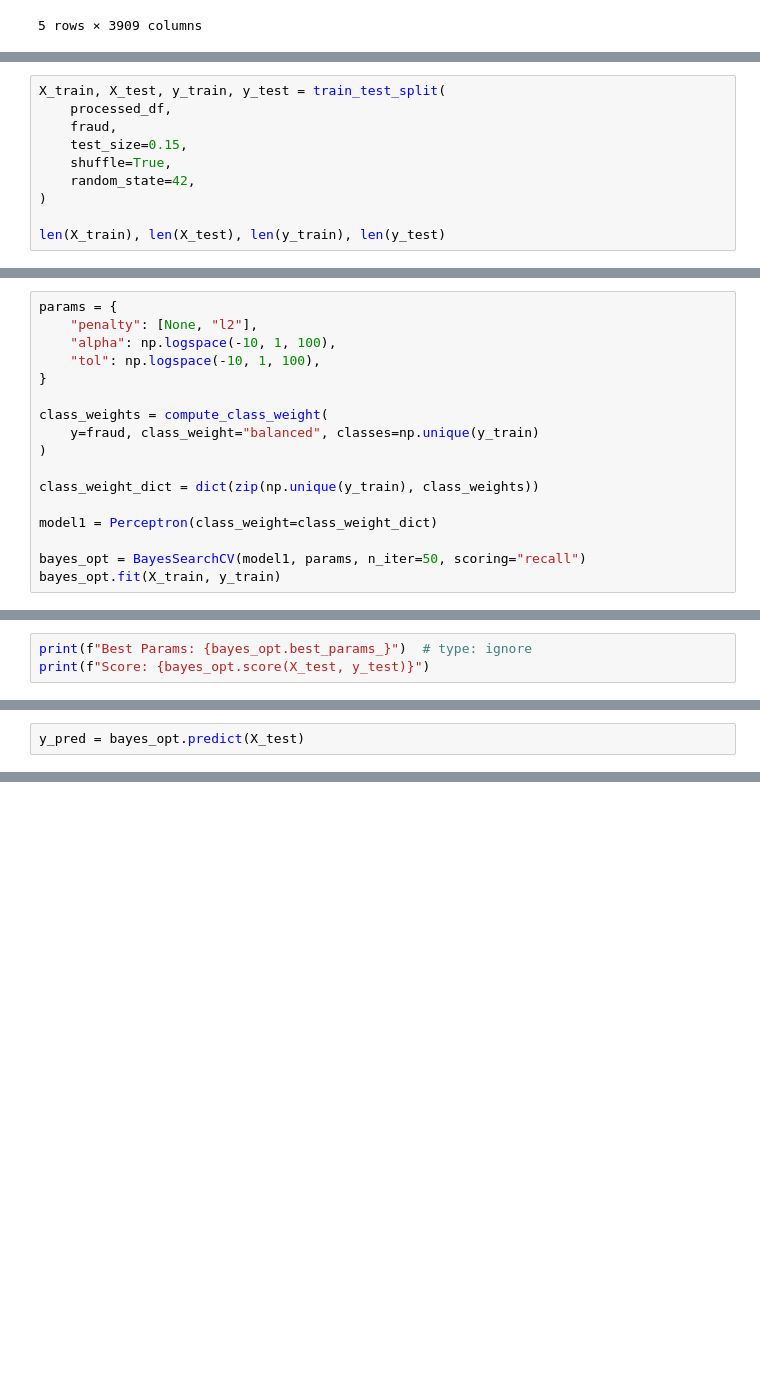
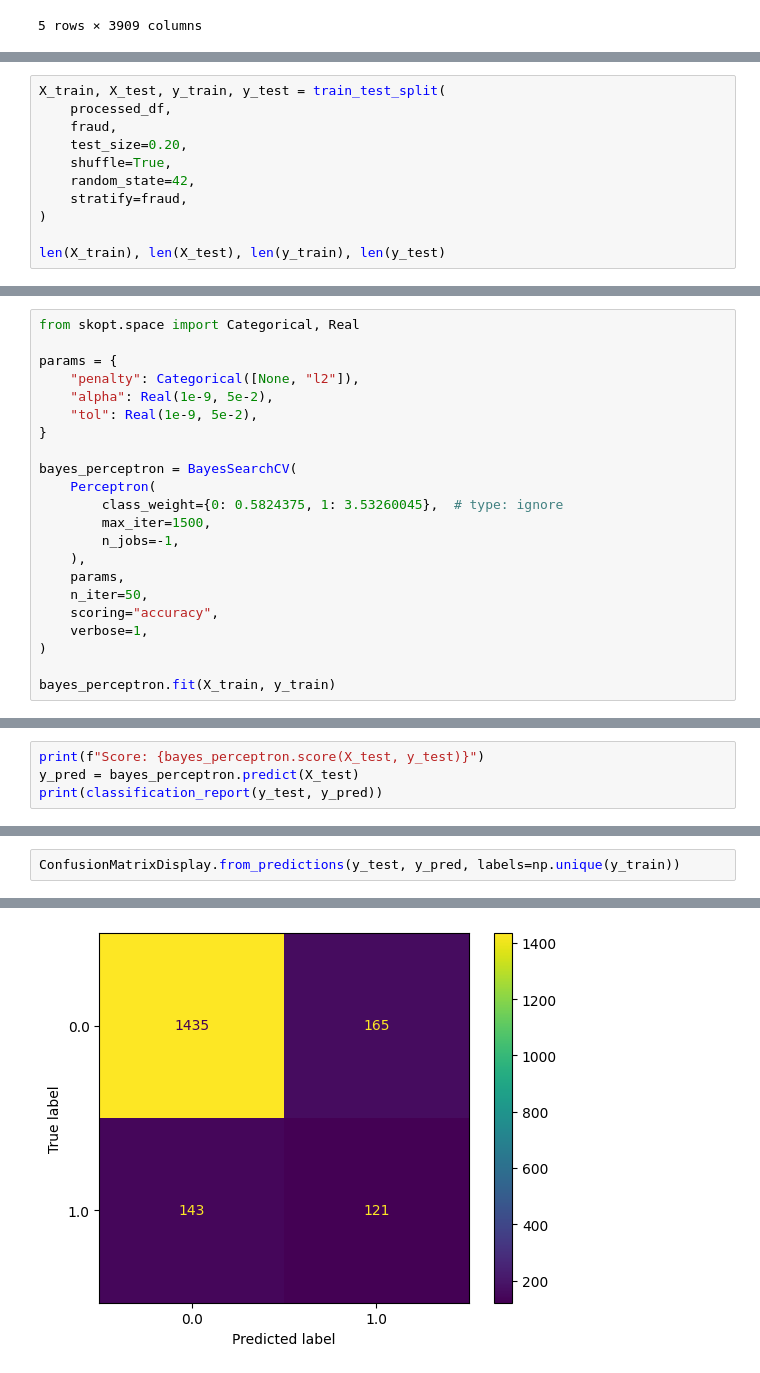
Before and after one commit to jmanuelc87/bourbaki-track-ciencia-datos, a Jupyter notebook: working-analyst/exams/niche-fraudsters.ipynb, the cells around one changed output, grey strips where cells are left out. Cells and saved outputs as stored; diff of their text form; blank space fills up the shorter version.

```diff
--- a/working-analyst/exams/niche-fraudsters.ipynb
+++ b/working-analyst/exams/niche-fraudsters.ipynb
@@ -164,9 +193,10 @@ processed_df.head()
 X_train, X_test, y_train, y_test = train_test_split(
     processed_df,
     fraud,
-    test_size=0.15,
+    test_size=0.20,
     shuffle=True,
     random_state=42,
+    stratify=fraud,
 )
 
 len(X_train), len(X_test), len(y_train), len(y_test)
@@ -175,18 +229,23 @@ len(X_train), len(X_test), len(y_train), len(y_test)
 # %%
+from skopt.space import Categorical, Real
+
 params = {
-    "penalty": [None, "l2"],
-    "alpha": np.logspace(-10, 1, 100),
-    "tol": np.logspace(-10, 1, 100),
+    "penalty": Categorical([None, "l2"]),
+    "alpha": Real(1e-9, 5e-2),
+    "tol": Real(1e-9, 5e-2),
 }
 
-class_weights = compute_class_weight(
-    y=fraud, class_weight="balanced", classes=np.unique(y_train)
+bayes_perceptron = BayesSearchCV(
+    Perceptron(
+        class_weight={0: 0.5824375, 1: 3.53260045},  # type: ignore
+        max_iter=1500,
+        n_jobs=-1,
+    ),
+    params,
+    n_iter=50,
+    scoring="accuracy",
+    verbose=1,
 )
 
-class_weight_dict = dict(zip(np.unique(y_train), class_weights))
-
-model1 = Perceptron(class_weight=class_weight_dict)
-
-bayes_opt = BayesSearchCV(model1, params, n_iter=50, scoring="recall")
-bayes_opt.fit(X_train, y_train)
+bayes_perceptron.fit(X_train, y_train)
 # %% [output]
@@ -194,3 +298,4 @@ KeyboardInterrupt:
 # %%
-print(f"Best Params: {bayes_opt.best_params_}")  # type: ignore
-print(f"Score: {bayes_opt.score(X_test, y_test)}")
+print(f"Score: {bayes_perceptron.score(X_test, y_test)}")
+y_pred = bayes_perceptron.predict(X_test)
+print(classification_report(y_test, y_pred))
@@ -197,2 +311,0 @@ print(f"Score: {bayes_opt.score(X_test, y_test)}")
-# %%
-y_pred = bayes_opt.predict(X_test)
@@ -200,0 +314,3 @@ print(classification_report(y_test, y_pred))
+# %%
+ConfusionMatrixDisplay.from_predictions(y_test, y_pred, labels=np.unique(y_train))
+# %% [output]
@@ -200,0 +318 @@ print(classification_report(y_test, y_pred))
+[figure, added]
```
Also changed, not shown: parts of 39 cells of this notebook, 4 other files.
